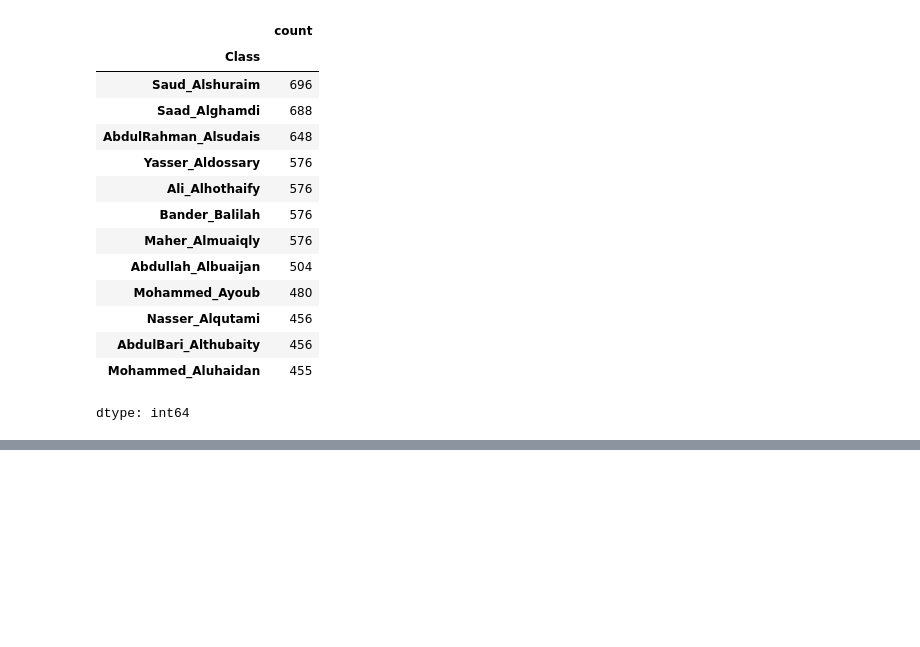
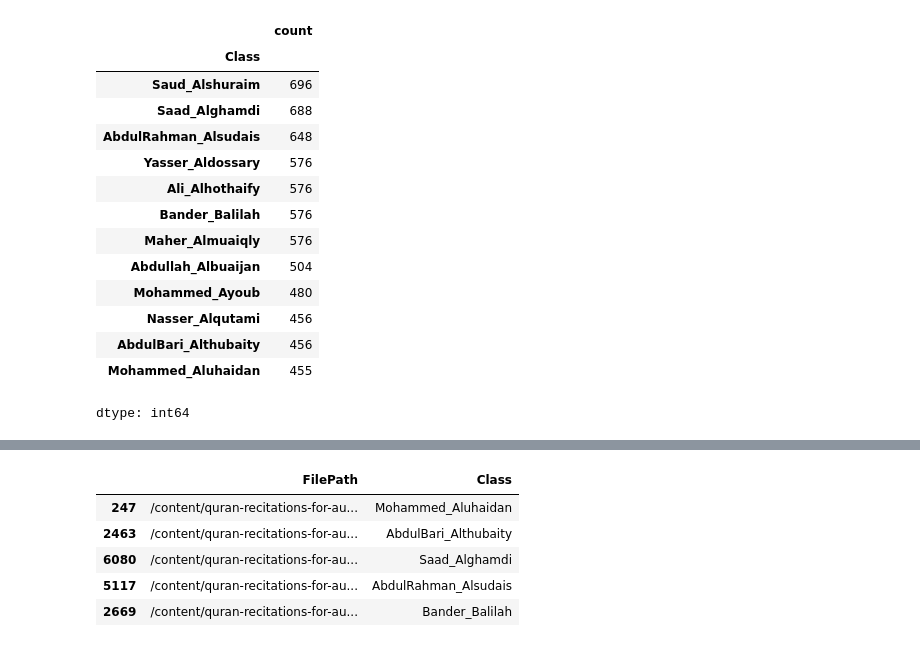
Before and after one commit to Rehman047/Quran-Tilawat-Multi_Class_Classification_Deep_Learning, a Jupyter notebook: Quran_Tilawat_Multi_Class_Classification.ipynb, the cells around one changed output, grey strips where cells are left out. Saved outputs shown, nothing was run; the diff lists cells and outputs as text; code cells hidden in the pictures; blank space fills up the shorter version.

```diff
--- a/Quran_Tilawat_Multi_Class_Classification.ipynb
+++ b/Quran_Tilawat_Multi_Class_Classification.ipynb
@@ -90,0 +112,9 @@ dtype: int64
+# %%
+train.head()
+# %% [output]
+|  | FilePath | Class |
+| 247 | /content/quran-recitations-for-au... | Mohammed_Aluhaidan |
+| 2463 | /content/quran-recitations-for-au... | AbdulBari_Althubaity |
+| 6080 | /content/quran-recitations-for-au... | Saad_Alghamdi |
+| 5117 | /content/quran-recitations-for-au... | AbdulRahman_Alsudais |
+| 2669 | /content/quran-recitations-for-au... | Bander_Balilah |
```
Also changed, not shown: parts of 6 cells of this notebook.
